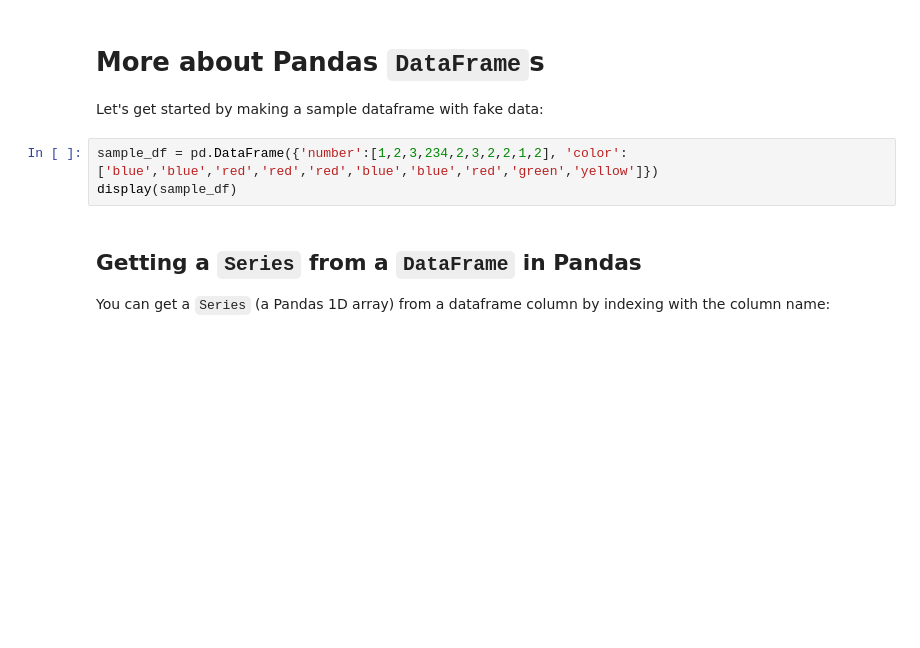
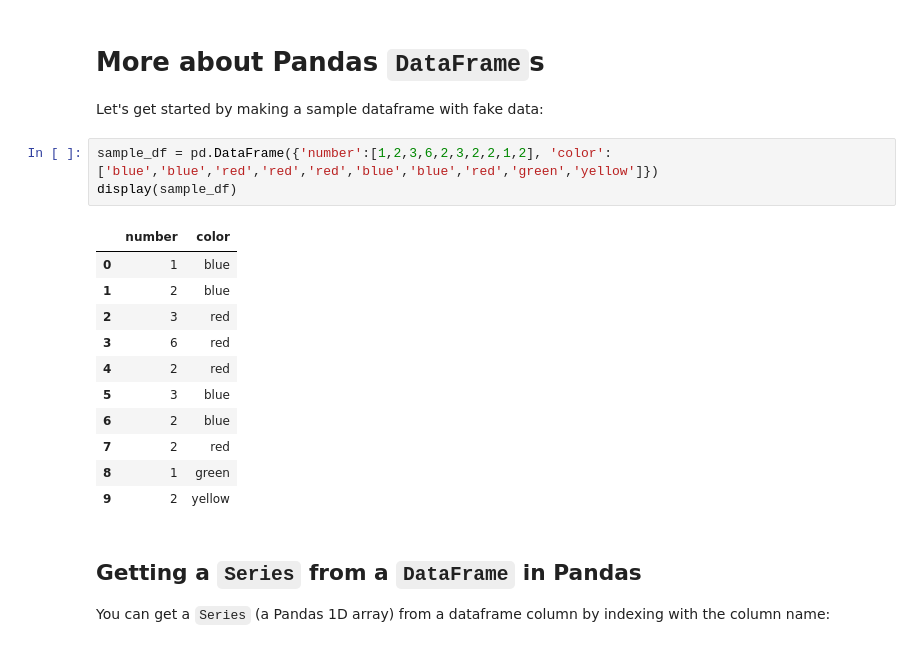
Before and after one commit to strawlab/wm01-dragon, a Jupyter notebook: lectures/lecture-04/2 - Pandas.ipynb, the cells around one changed output. Cells and saved outputs as stored; diff of their text form; blank space fills up the shorter version.

```diff
--- a/lectures/lecture-04/2 - Pandas.ipynb
+++ b/lectures/lecture-04/2 - Pandas.ipynb
@@ -79,8 +255,20 @@ for species, gdf in df.groupby('species'):
 
 Let's get started by making a sample dataframe with fake data:
 # %%
-sample_df = pd.DataFrame({'number':[1,2,3,234,2,3,2,2,1,2], 'color':['blue','blue','red','red','red','blue','blue','red','green','yellow']})
+sample_df = pd.DataFrame({'number':[1,2,3,6,2,3,2,2,1,2], 'color':['blue','blue','red','red','red','blue','blue','red','green','yellow']})
 display(sample_df)
+# %% [output]
+|  | number | color |
+| 0 | 1 | blue |
+| 1 | 2 | blue |
+| 2 | 3 | red |
+| 3 | 6 | red |
+| 4 | 2 | red |
+| 5 | 3 | blue |
+| 6 | 2 | blue |
+| 7 | 2 | red |
+| 8 | 1 | green |
+| 9 | 2 | yellow |
 # %% [markdown]
 ## Getting a `Series` from a `DataFrame` in Pandas
 
```
Also changed, not shown: parts of 29 cells of this notebook, 2 other files.
